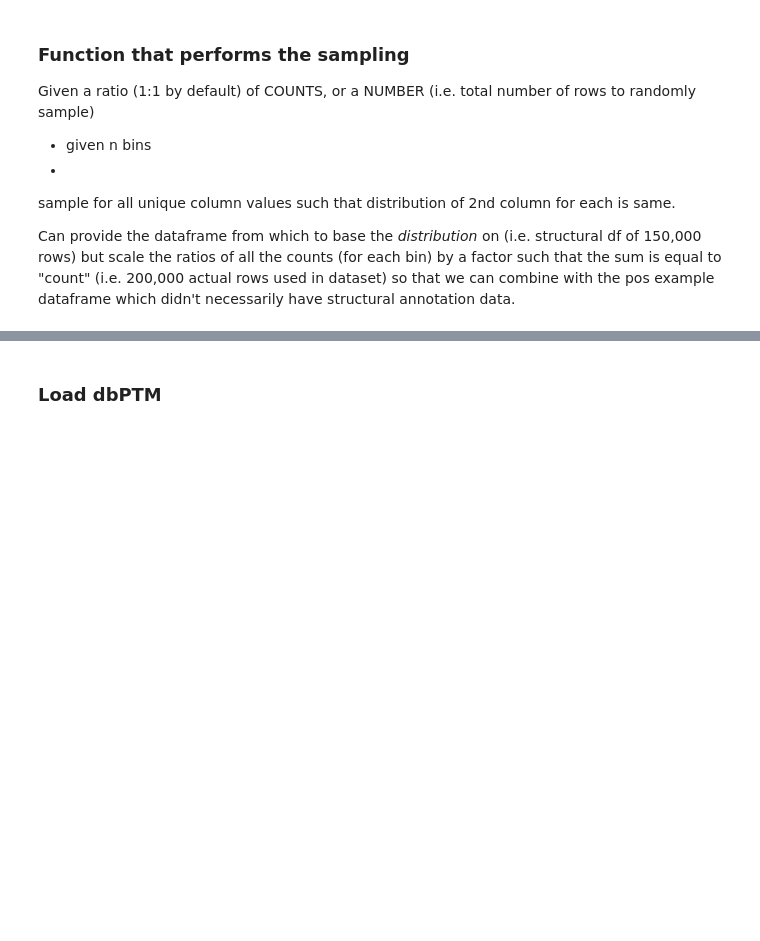
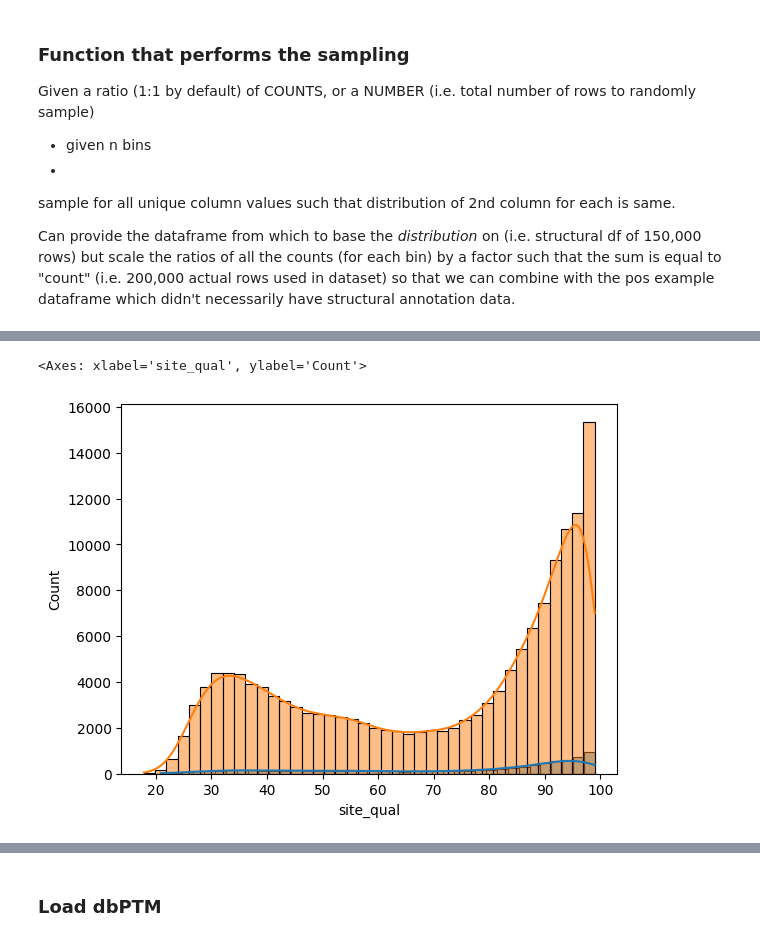
Before and after one commit to kamurani/phosphosite, a Jupyter notebook: notebooks/negative_examples/filter.ipynb, the cells around one changed output, grey strips where cells are left out. Drawn from its saved outputs; the diff is of its cells as text; code cells hidden in the pictures; blank space fills up the shorter version.

```diff
--- a/notebooks/negative_examples/filter.ipynb
+++ b/notebooks/negative_examples/filter.ipynb
@@ -283,0 +275,7 @@ def sample_from_plddt_distribution(
+# %%
+n_bins = 40
+sns.histplot(subset_out_df.site_qual, bins=n_bins, kde=True, label="negative")
+sns.histplot(pos.site_qual, bins=n_bins, kde=True, label="positive",)
+# %% [output]
+<Axes: xlabel='site_qual', ylabel='Count'>
+[figure, added]
```
Also changed, not shown: parts of 51 cells of this notebook, 20 other files.
